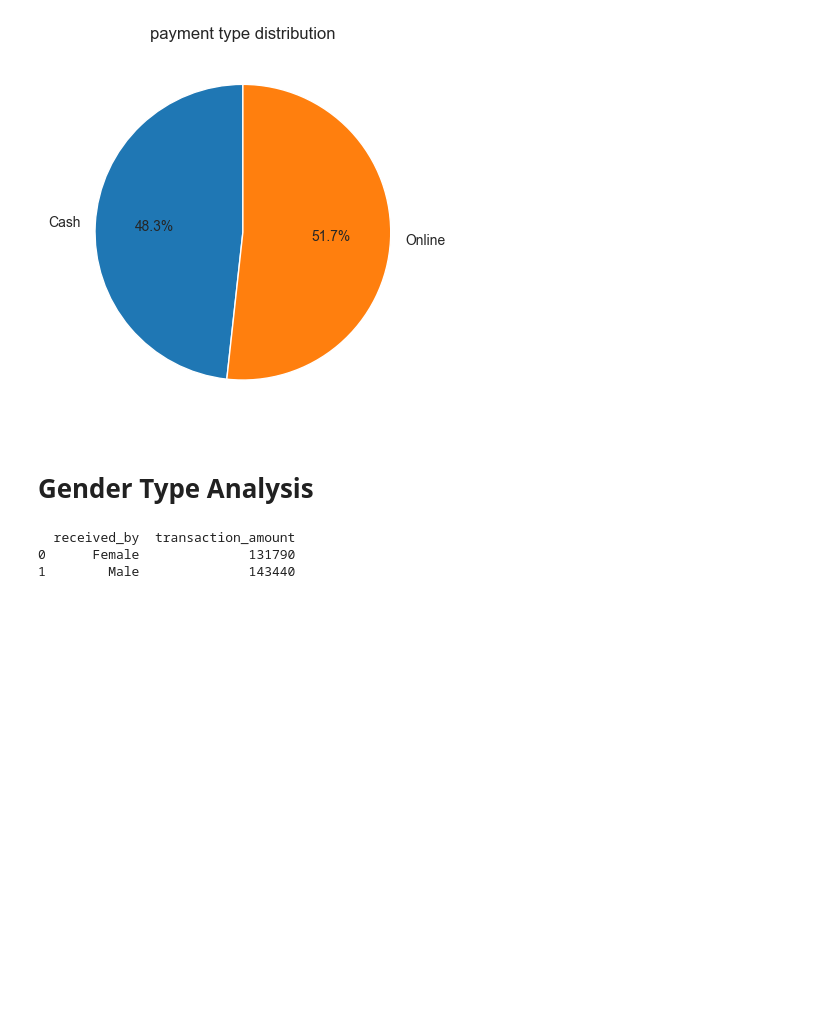
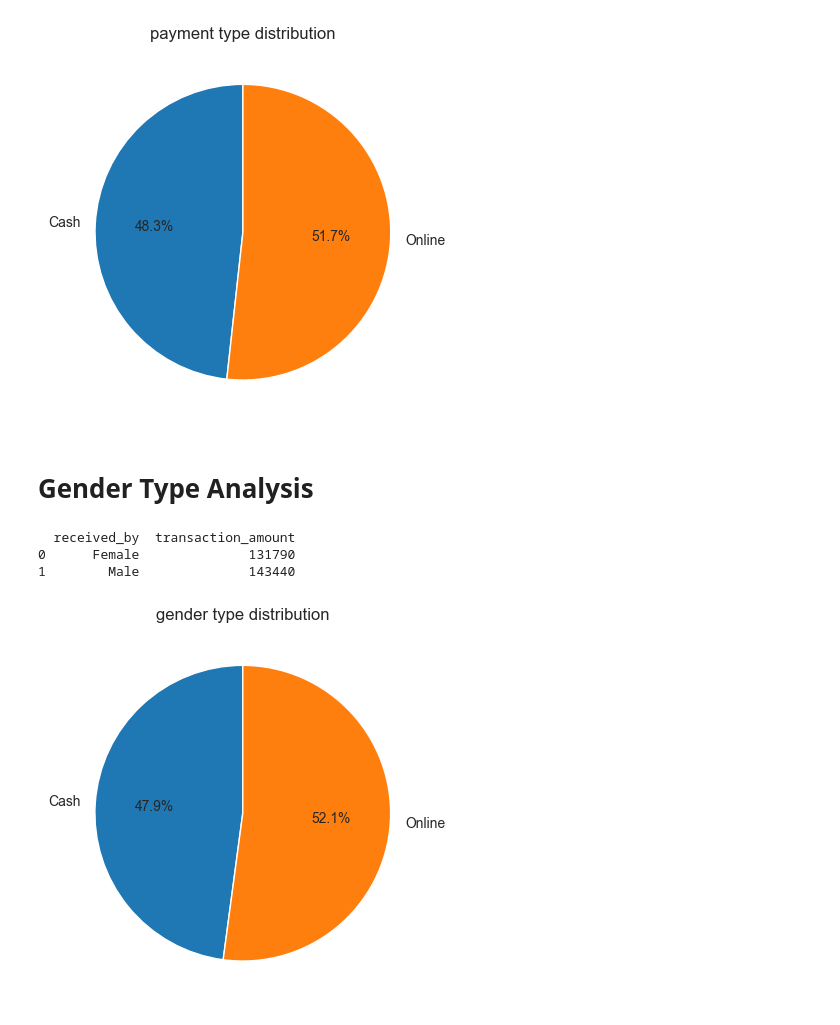
Before and after one commit to divyanshu8903/EDA_Restuarant_Sales_Trend_Analysis, a Jupyter notebook: main.ipynb, the cells around one changed output. Drawn from its saved outputs; the diff is of its cells as text; code cells hidden in the pictures; blank space fills up the shorter version.

```diff
--- a/main.ipynb
+++ b/main.ipynb
@@ -359,3 +359,9 @@ print(gender_data)
   received_by  transaction_amount
 0      Female              131790
 1        Male              143440
+# %%
+plt.pie(gender_data['transaction_amount'],labels=transaction_data['transaction_type'], autopct='%1.1f%%', startangle=90)
+plt.title('gender type distribution')
+plt.show()
+# %% [output]
+[figure, added]
```
